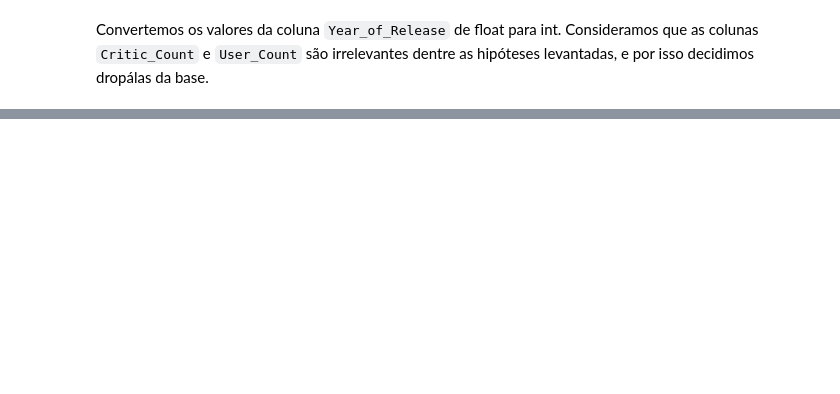
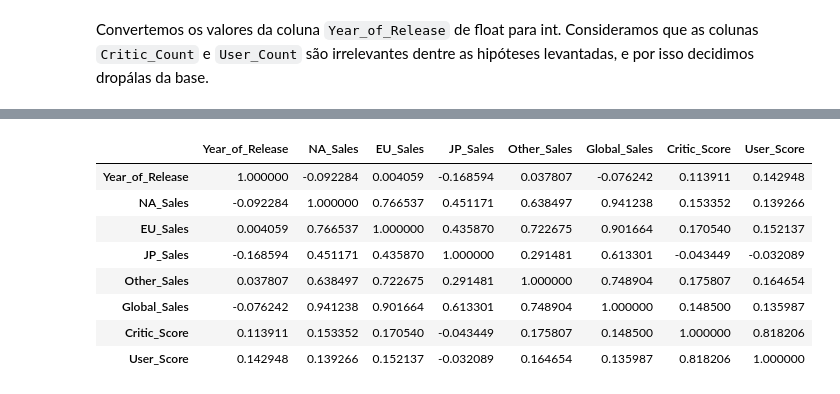
Before and after one commit to matheusraz/DS-Project, a Jupyter notebook: PreProcessamento.ipynb, the cells around one changed output, grey strips where cells are left out. Cells and saved outputs as stored; diff of their text form; code cells hidden in the pictures; blank space fills up the shorter version.

```diff
--- a/PreProcessamento.ipynb
+++ b/PreProcessamento.ipynb
@@ -198,0 +545,12 @@ Consideramos que as colunas `Critic_Count` e `User_Count` são irrelevantes dent
+# %%
+df.corr()
+# %% [output]
+|  | Year_of_Release | NA_Sales | EU_Sales | JP_Sales | Other_Sales | Global_Sales | Critic_Score | User_Score |
+| Year_of_Release | 1.000000 | -0.092284 | 0.004059 | -0.168594 | 0.037807 | -0.076242 | 0.113911 | 0.142948 |
+| NA_Sales | -0.092284 | 1.000000 | 0.766537 | 0.451171 | 0.638497 | 0.941238 | 0.153352 | 0.139266 |
+| EU_Sales | 0.004059 | 0.766537 | 1.000000 | 0.435870 | 0.722675 | 0.901664 | 0.170540 | 0.152137 |
+| JP_Sales | -0.168594 | 0.451171 | 0.435870 | 1.000000 | 0.291481 | 0.613301 | -0.043449 | -0.032089 |
+| Other_Sales | 0.037807 | 0.638497 | 0.722675 | 0.291481 | 1.000000 | 0.748904 | 0.175807 | 0.164654 |
+| Global_Sales | -0.076242 | 0.941238 | 0.901664 | 0.613301 | 0.748904 | 1.000000 | 0.148500 | 0.135987 |
+| Critic_Score | 0.113911 | 0.153352 | 0.170540 | -0.043449 | 0.175807 | 0.148500 | 1.000000 | 0.818206 |
+| User_Score | 0.142948 | 0.139266 | 0.152137 | -0.032089 | 0.164654 | 0.135987 | 0.818206 | 1.000000 |
```
Also changed, not shown: parts of 21 cells of this notebook, 1 other file.
